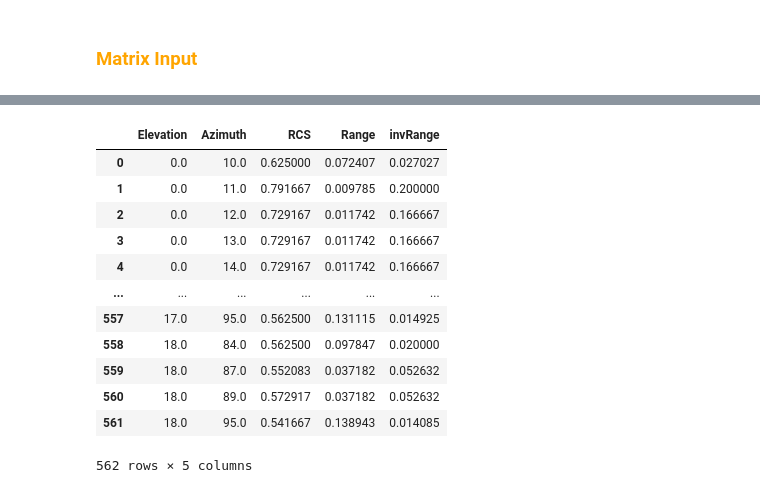
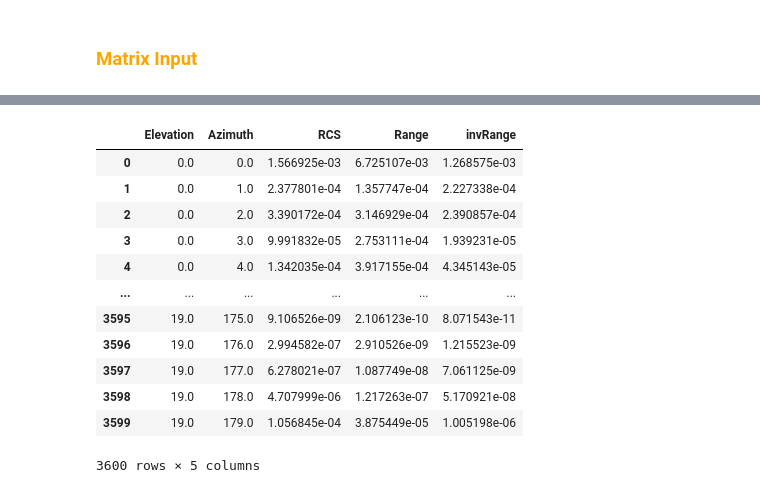
Before and after one commit to artinmajdi/PointCloud-Object-Detection-in-Autonomous-Driving, a Jupyter notebook: autoencoder.ipynb, the cells around one changed output, grey strips where cells are left out. Drawn from its saved outputs; the diff is of its cells as text; code cells hidden in the pictures.

```diff
--- a/autoencoder.ipynb
+++ b/autoencoder.ipynb
@@ -119,29 +121,26 @@ loader.dataset[0,:,:,0].max()
-# %%
-# Take one sample
-sample = loader.dataset[0,...]
-
-# Find the non-zero coordinates in Range channel
-non_zero_coordinates = np.nonzero(sample[:,:,1])
-
-# get the values at the non zero coordinates
-RCS      = sample[:,:,0][non_zero_coordinates]
-Range    = sample[:,:,1][non_zero_coordinates]
-invRange = sample[:,:,2][non_zero_coordinates]
-
-dataframe = pd.DataFrame( non_zero_coordinates + (RCS, Range, invRange)  , index=['Elevation','Azimuth','RCS','Range', 'invRange']).T
-
-dataframe
-# %% [output]
-|  | Elevation | Azimuth | RCS | Range | invRange |
-| 0 | 0.0 | 10.0 | 0.625000 | 0.072407 | 0.027027 |
-| 1 | 0.0 | 11.0 | 0.791667 | 0.009785 | 0.200000 |
-| 2 | 0.0 | 12.0 | 0.729167 | 0.011742 | 0.166667 |
-| 3 | 0.0 | 13.0 | 0.729167 | 0.011742 | 0.166667 |
-| 4 | 0.0 | 14.0 | 0.729167 | 0.011742 | 0.166667 |
-| ... | ... | ... | ... | ... | ... |
-| 557 | 17.0 | 95.0 | 0.562500 | 0.131115 | 0.014925 |
-| 558 | 18.0 | 84.0 | 0.562500 | 0.097847 | 0.020000 |
-| 559 | 18.0 | 87.0 | 0.552083 | 0.037182 | 0.052632 |
-| 560 | 18.0 | 89.0 | 0.572917 | 0.037182 | 0.052632 |
-| 561 | 18.0 | 95.0 | 0.541667 | 0.138943 | 0.014085 |
-562 rows × 5 columns
+# %%
+sample_ix = 10
+
+
+# sample = loader.dataset[sample_ix,...]
+sample = loader.predictions[sample_ix,...]
+
+
+
+pred = loader.extract_spherical_coordinates(sample)
+
+loader.visualize(points=pred, method='open3d')
+# %% [output]
+|  | Elevation | Azimuth | RCS | Range | invRange |
+| 0 | 0.0 | 0.0 | 1.566925e-03 | 6.725107e-03 | 1.268575e-03 |
+| 1 | 0.0 | 1.0 | 2.377801e-04 | 1.357747e-04 | 2.227338e-04 |
+| 2 | 0.0 | 2.0 | 3.390172e-04 | 3.146929e-04 | 2.390857e-04 |
+| 3 | 0.0 | 3.0 | 9.991832e-05 | 2.753111e-04 | 1.939231e-05 |
+| 4 | 0.0 | 4.0 | 1.342035e-04 | 3.917155e-04 | 4.345143e-05 |
+| ... | ... | ... | ... | ... | ... |
+| 3595 | 19.0 | 175.0 | 9.106526e-09 | 2.106123e-10 | 8.071543e-11 |
+| 3596 | 19.0 | 176.0 | 2.994582e-07 | 2.910526e-09 | 1.215523e-09 |
+| 3597 | 19.0 | 177.0 | 6.278021e-07 | 1.087749e-08 | 7.061125e-09 |
+| 3598 | 19.0 | 178.0 | 4.707999e-06 | 1.217263e-07 | 5.170921e-08 |
+| 3599 | 19.0 | 179.0 | 1.056845e-04 | 3.875449e-05 | 1.005198e-06 |
+3600 rows × 5 columns
```
Also changed, not shown: parts of 6 cells of this notebook, 1 other file.
